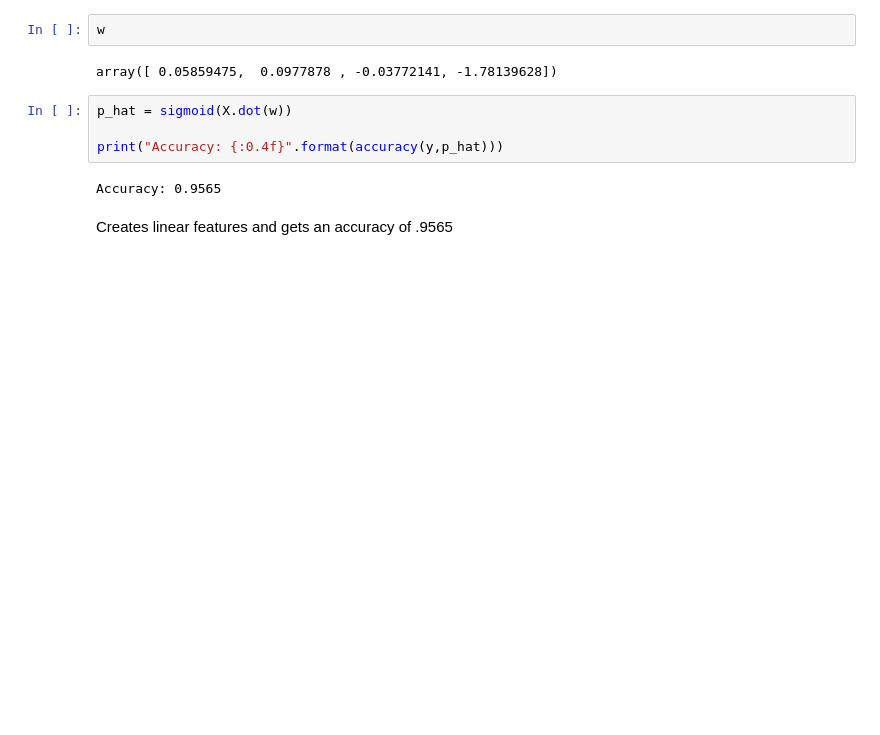
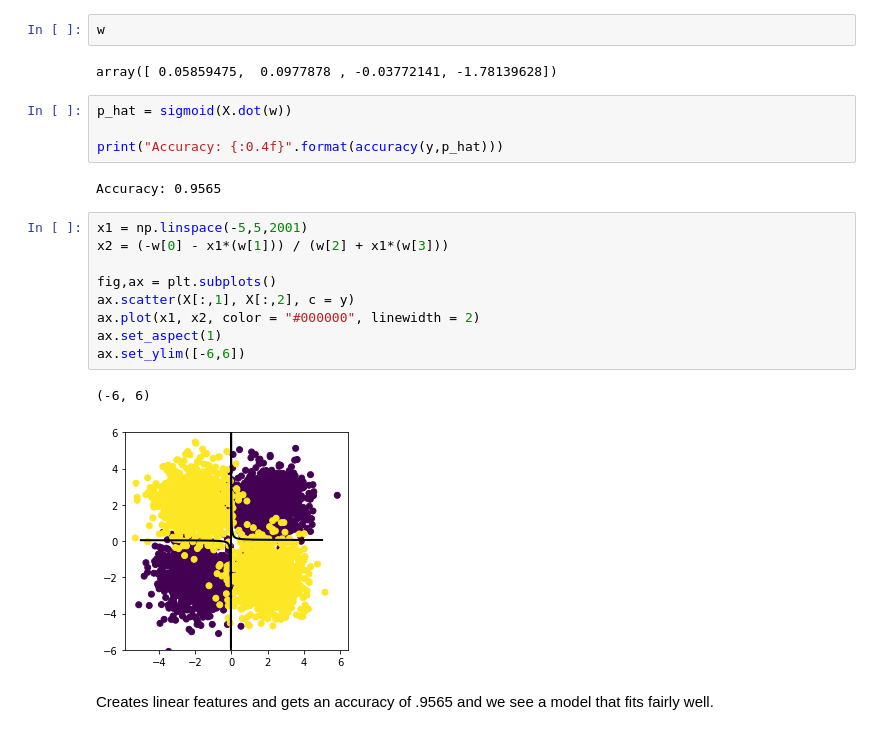
Before and after one commit to Palumboss/class, a Jupyter notebook: Homework8_logistic/XOR.ipynb, the cells around one changed output. Cells and saved outputs as stored; diff of their text form; blank space fills up the shorter version.

```diff
--- a/Homework8_logistic/XOR.ipynb
+++ b/Homework8_logistic/XOR.ipynb
@@ -74,5 +67,17 @@ p_hat = sigmoid(X.dot(w))
 print("Accuracy: {:0.4f}".format(accuracy(y,p_hat)))
 # %% [output]
 Accuracy: 0.9565
+# %%
+x1 = np.linspace(-5,5,2001)
+x2 = (-w[0] - x1*(w[1])) / (w[2] + x1*(w[3]))
+
+fig,ax = plt.subplots()
+ax.scatter(X[:,1], X[:,2], c = y)
+ax.plot(x1, x2, color = "#000000", linewidth = 2)
+ax.set_aspect(1)
+ax.set_ylim([-6,6])
+# %% [output]
+(-6, 6)
+[figure, added]
 # %% [markdown]
-Creates linear features and gets an accuracy of .9565
+Creates linear features and gets an accuracy of .9565 and we see a model that fits fairly well.
```
Also changed, not shown: parts of 2 cells of this notebook, 7 other files.
